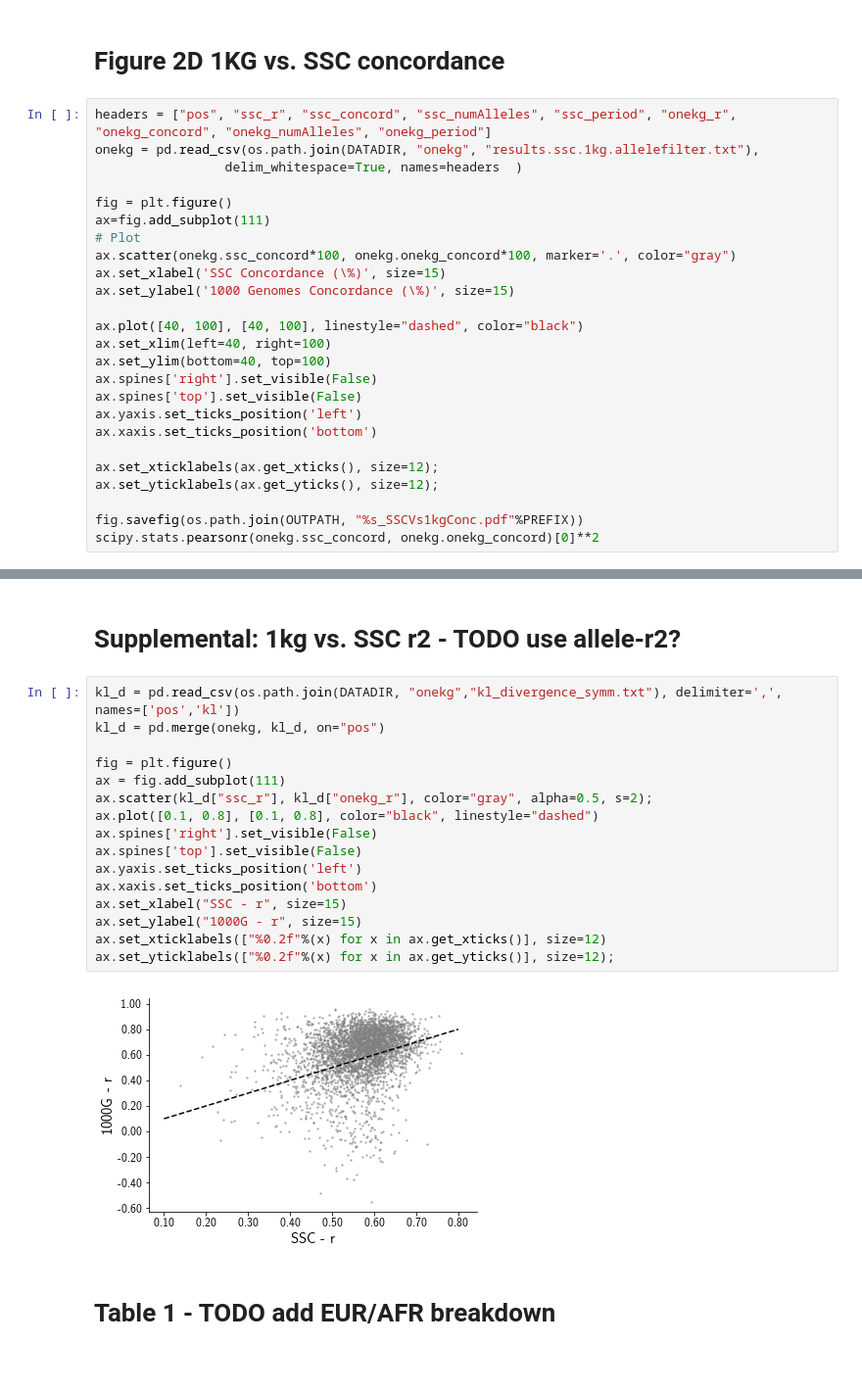
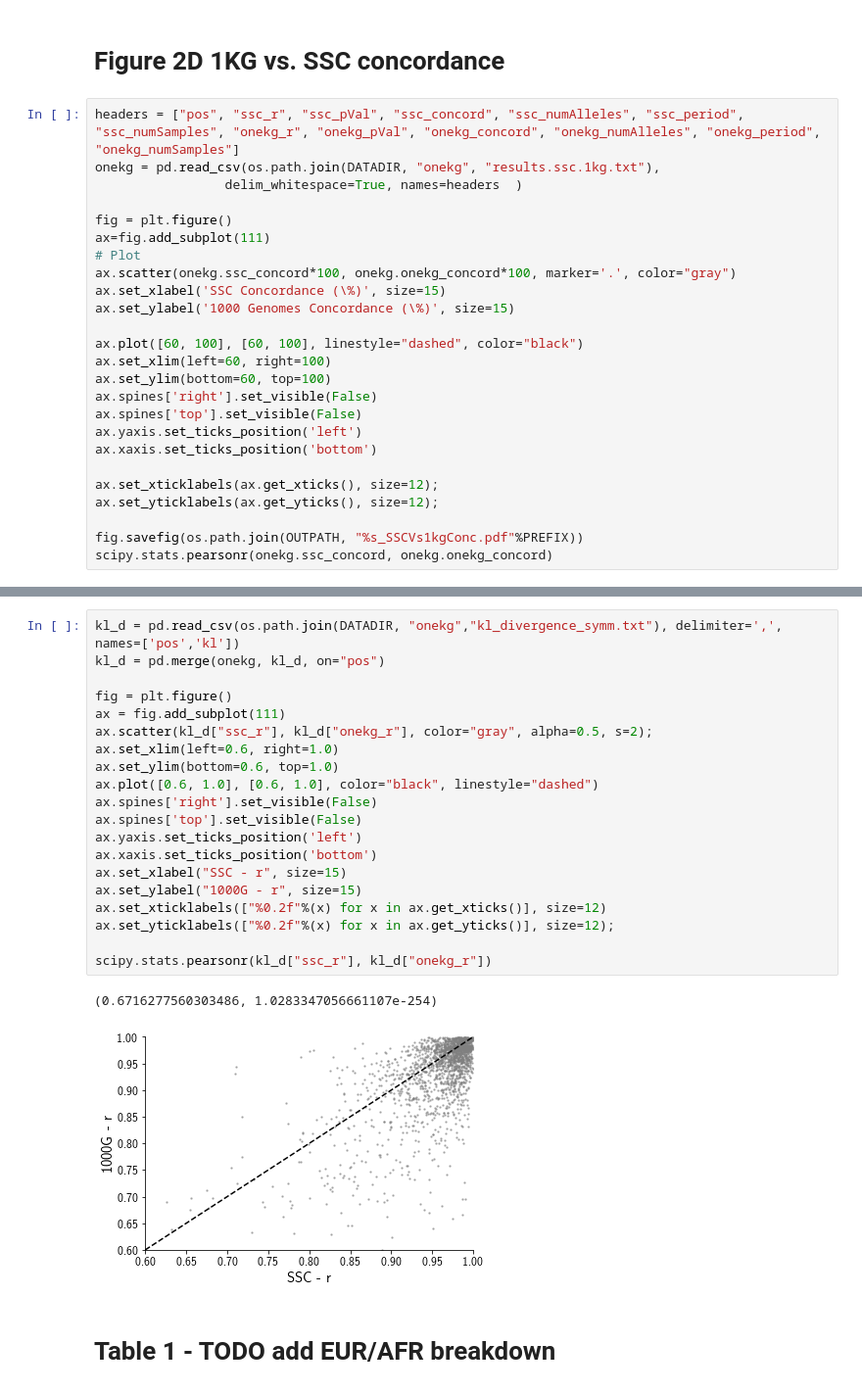
Before and after one commit to gymreklab/ssc-imputation, a Jupyter notebook: haplotype_paper/Figures/Figure2_SSCLD.ipynb, the cells around one changed output, grey strips where cells are left out. Shown at 98% size. Saved outputs shown, nothing was run; the diff lists cells and outputs as text; blank space fills up the shorter version.

Commit message:
fixing allele r2 for str2

```diff
--- a/haplotype_paper/Figures/Figure2_SSCLD.ipynb
+++ b/haplotype_paper/Figures/Figure2_SSCLD.ipynb
@@ -100,8 +164,8 @@ fig.savefig(os.path.join(OUTPATH, "%s_SSCConcVsHet.pdf"%PREFIX))
 # %% [markdown]
 # Figure 2D 1KG vs. SSC concordance
 # %%
-headers = ["pos", "ssc_r", "ssc_concord", "ssc_numAlleles", "ssc_period", "onekg_r", "onekg_concord", "onekg_numAlleles", "onekg_period"]
-onekg = pd.read_csv(os.path.join(DATADIR, "onekg", "results.ssc.1kg.allelefilter.txt"),
+headers = ["pos", "ssc_r", "ssc_pVal", "ssc_concord", "ssc_numAlleles", "ssc_period", "ssc_numSamples", "onekg_r", "onekg_pVal", "onekg_concord", "onekg_numAlleles", "onekg_period", "onekg_numSamples"]
+onekg = pd.read_csv(os.path.join(DATADIR, "onekg", "results.ssc.1kg.txt"),
                  delim_whitespace=True, names=headers  )
 
 fig = plt.figure()
@@ -111,9 +175,9 @@ ax.scatter(onekg.ssc_concord*100, onekg.onekg_concord*100, marker='.', color="gr
 ax.set_xlabel('SSC Concordance (\%)', size=15)
 ax.set_ylabel('1000 Genomes Concordance (\%)', size=15)
 
-ax.plot([40, 100], [40, 100], linestyle="dashed", color="black")
-ax.set_xlim(left=40, right=100)
-ax.set_ylim(bottom=40, top=100)
+ax.plot([60, 100], [60, 100], linestyle="dashed", color="black")
+ax.set_xlim(left=60, right=100)
+ax.set_ylim(bottom=60, top=100)
 ax.spines['right'].set_visible(False)
 ax.spines['top'].set_visible(False)
 ax.yaxis.set_ticks_position('left')
@@ -123,5 +187,5 @@ ax.set_xticklabels(ax.get_xticks(), size=12);
 ax.set_yticklabels(ax.get_yticks(), size=12);
 
 fig.savefig(os.path.join(OUTPATH, "%s_SSCVs1kgConc.pdf"%PREFIX))
-scipy.stats.pearsonr(onekg.ssc_concord, onekg.onekg_concord)[0]**2
+scipy.stats.pearsonr(onekg.ssc_concord, onekg.onekg_concord)
 # %% [output]
@@ -195,23 +196,26 @@ fig.savefig(os.path.join(OUTPATH, "SuppFig_SSCR2VsHet.pdf"))
-# %% [markdown]
-# Supplemental: 1kg vs. SSC r2 - TODO use allele-r2?
 # %%
 kl_d = pd.read_csv(os.path.join(DATADIR, "onekg","kl_divergence_symm.txt"), delimiter=',', names=['pos','kl'])
 kl_d = pd.merge(onekg, kl_d, on="pos")
 
 fig = plt.figure()
 ax = fig.add_subplot(111)
 ax.scatter(kl_d["ssc_r"], kl_d["onekg_r"], color="gray", alpha=0.5, s=2);
-ax.plot([0.1, 0.8], [0.1, 0.8], color="black", linestyle="dashed")
+ax.set_xlim(left=0.6, right=1.0)
+ax.set_ylim(bottom=0.6, top=1.0)
+ax.plot([0.6, 1.0], [0.6, 1.0], color="black", linestyle="dashed")
 ax.spines['right'].set_visible(False)
 ax.spines['top'].set_visible(False)
 ax.yaxis.set_ticks_position('left')
 ax.xaxis.set_ticks_position('bottom')
 ax.set_xlabel("SSC - r", size=15)
 ax.set_ylabel("1000G - r", size=15)
 ax.set_xticklabels(["%0.2f"%(x) for x in ax.get_xticks()], size=12)
 ax.set_yticklabels(["%0.2f"%(x) for x in ax.get_yticks()], size=12);
+
+scipy.stats.pearsonr(kl_d["ssc_r"], kl_d["onekg_r"])
 # %% [output]
+(0.6716277560303486, 1.0283347056661107e-254)
-[figure, old version]
+[figure, new version]
 # %% [markdown]
 # Table 1 - TODO add EUR/AFR breakdown
 # %%
```
Also changed, not shown: parts of 9 cells of this notebook, 4 other files.
